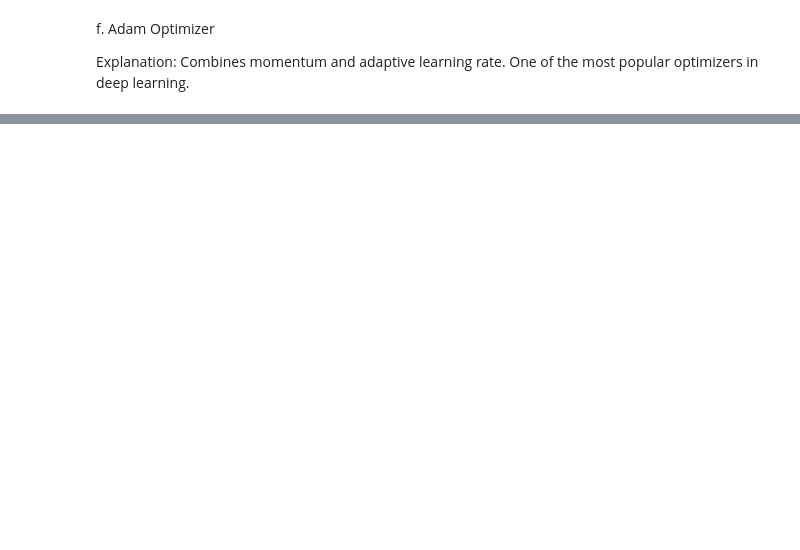
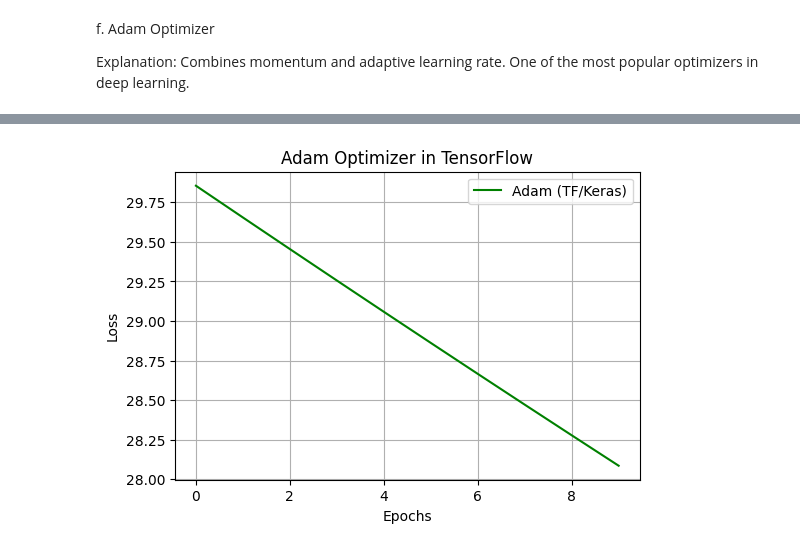
Before and after one commit to PareenitaShirsath/B.E.-SEM-VII-EXPS, a Jupyter notebook: DLL LAB/DL EXP 4/DL_EXP_04_Gradient_Descent.ipynb, the cells around one changed output, grey strips where cells are left out. Saved outputs shown, nothing was run; the diff lists cells and outputs as text; code cells hidden in the pictures; blank space fills up the shorter version.

```diff
--- a/DLL LAB/DL EXP 4/DL_EXP_04_Gradient_Descent.ipynb
+++ b/DLL LAB/DL EXP 4/DL_EXP_04_Gradient_Descent.ipynb
@@ -408,0 +73,55 @@ plt.show()
+# %%
+import numpy as np
+import tensorflow as tf
+import matplotlib.pyplot as plt
+
+# Set random seeds for reproducibility
+np.random.seed(0)
+tf.random.set_seed(0)
+
+# Generate synthetic data
+X = np.random.randn(100, 3)
+true_W = np.array([[2.0], [-3.5], [1.0]])
+y = X @ true_W + 0.5 * np.random.randn(100, 1)
+
+# Build the linear regression model
+model = tf.keras.Sequential([
+    tf.keras.layers.Dense(1, input_shape=(3,), use_bias=True)
+])
+
+# Compile with Adam optimizer and MSE loss
+model.compile(
+    optimizer=tf.keras.optimizers.Adam(learning_rate=0.01),
+    loss='mse'
+)
+
+# Callback to track loss manually
+class LossHistory(tf.keras.callbacks.Callback):
+    def on_train_begin(self, logs=None):
+        self.losses = []
+
+    def on_epoch_end(self, epoch, logs=None):
+        self.losses.append(logs["loss"])
+
+loss_history = LossHistory()
+
+# Train the model
+model.fit(
+    X, y,
+    epochs=10,
+    batch_size=100,  # Full batch = like your manual version
+    verbose=0,
+    callbacks=[loss_history]
+)
+
+# Plotting the loss curve
+plt.figure(figsize=(6,4))
+plt.plot(loss_history.losses, label='Adam (TF/Keras)', color='green')
+plt.xlabel('Epochs')
+plt.ylabel('Loss')
+plt.title('Adam Optimizer in TensorFlow')
+plt.legend()
+plt.grid(True)
+plt.show()
+# %% [output]
+[figure, added]
```
Also changed, not shown: parts of 12 cells of this notebook, 1 other file.
